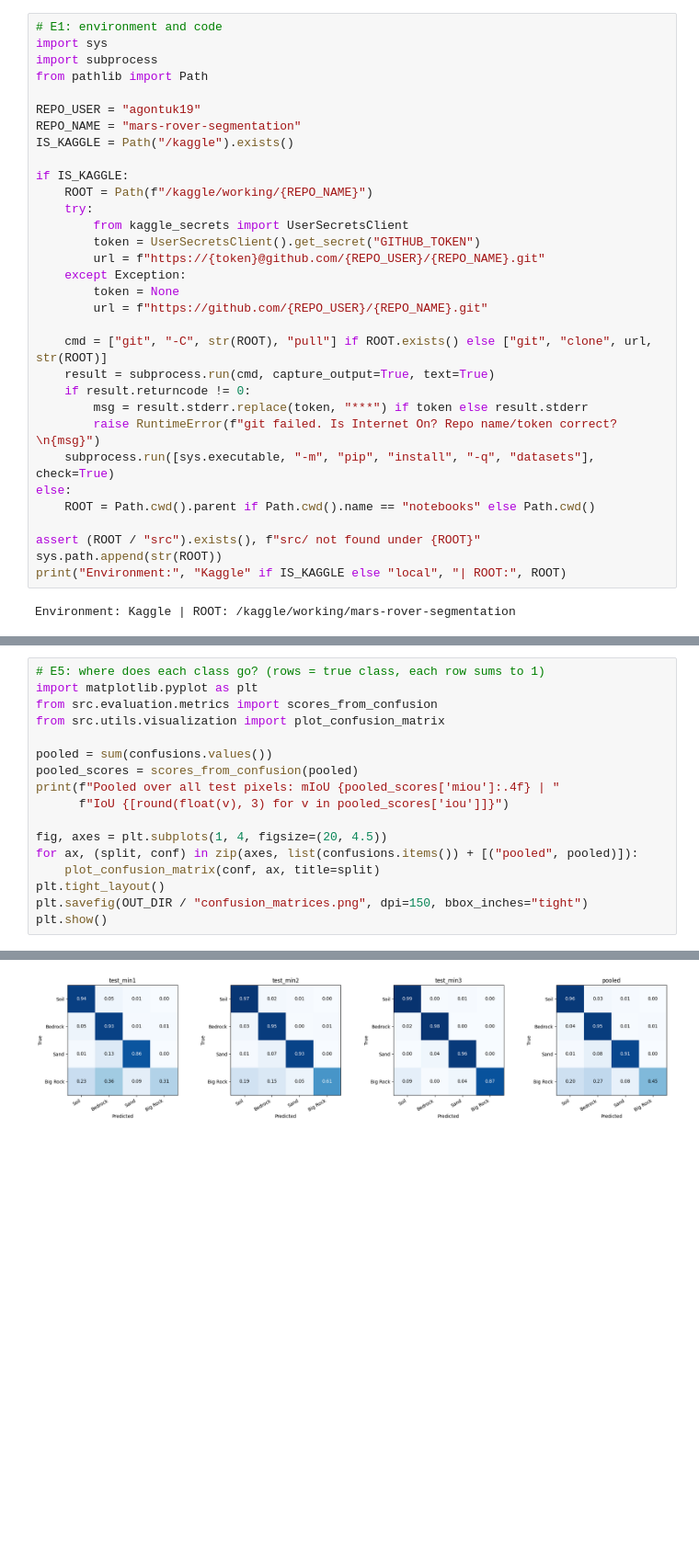
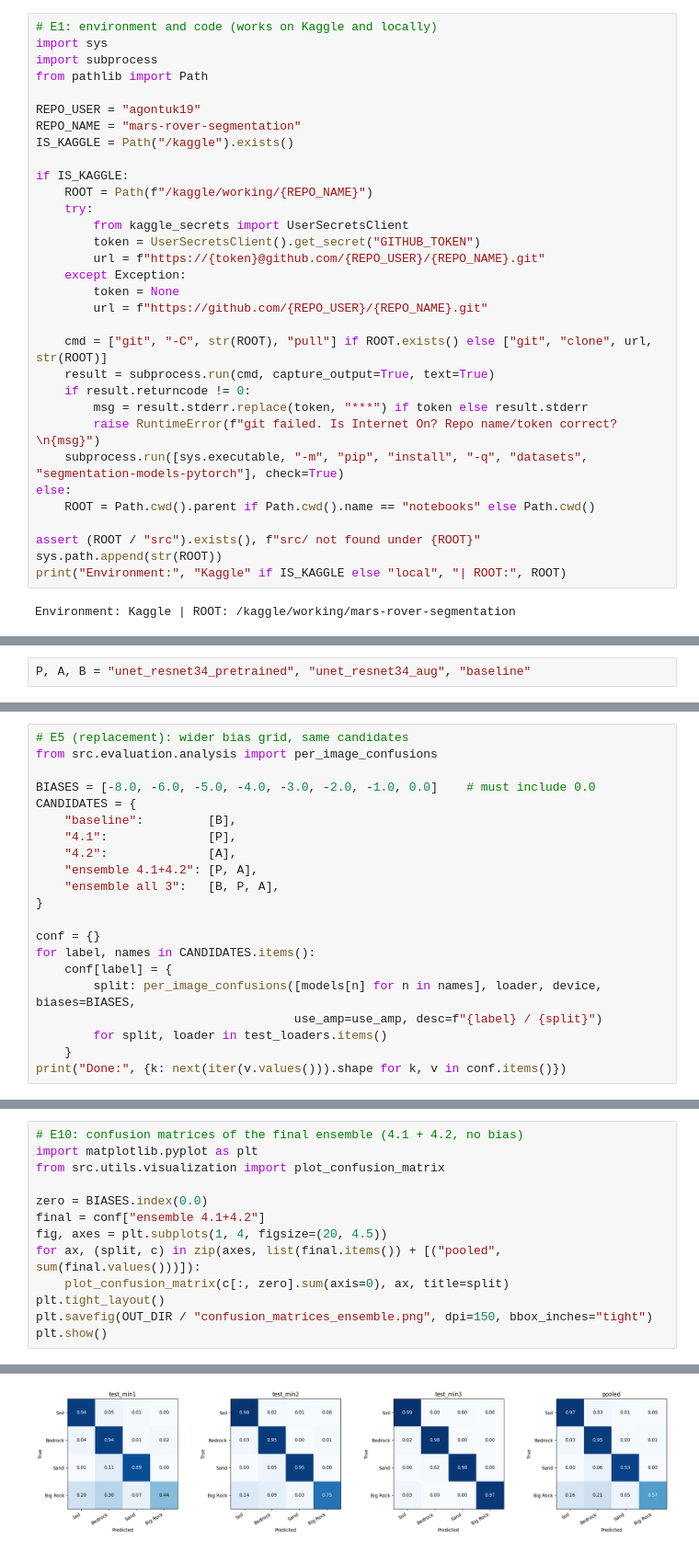
Before and after one commit to Agontuk19/mars-rover-segmentation, a Jupyter notebook: notebooks/05_evaluation.ipynb, the cells around one changed output, grey strips where cells are left out. Shown at 92% size. Drawn from its saved outputs; the diff is of its cells as text; blank space fills up the shorter version.

Commit message:
Add model_experiments

```diff
--- a/notebooks/05_evaluation.ipynb
+++ b/notebooks/05_evaluation.ipynb
@@ -1,5 +1,5 @@
 # %%
-# E1: environment and code
+# E1: environment and code (works on Kaggle and locally)
 import sys
 import subprocess
 from pathlib import Path
@@ -23,7 +23,7 @@ if IS_KAGGLE:
     if result.returncode != 0:
         msg = result.stderr.replace(token, "***") if token else result.stderr
         raise RuntimeError(f"git failed. Is Internet On? Repo name/token correct?\n{msg}")
-    subprocess.run([sys.executable, "-m", "pip", "install", "-q", "datasets"], check=True)
+    subprocess.run([sys.executable, "-m", "pip", "install", "-q", "datasets", "segmentation-models-pytorch"], check=True)
 else:
     ROOT = Path.cwd().parent if Path.cwd().name == "notebooks" else Path.cwd()
 
@@ -129,0 +98,2 @@ test_min3 0.0710 0.8073     0.9766    0.9762       0.9261    0.9399        0.387
+# %%
+P, A, B = "unet_resnet34_pretrained", "unet_resnet34_aug", "baseline"
@@ -129,0 +345,21 @@ test_min3 0.0710 0.8073     0.9766    0.9762       0.9261    0.9399        0.387
+# %%
+# E5 (replacement): wider bias grid, same candidates
+from src.evaluation.analysis import per_image_confusions
+
+BIASES = [-8.0, -6.0, -5.0, -4.0, -3.0, -2.0, -1.0, 0.0]    # must include 0.0
+CANDIDATES = {
+    "baseline":         [B],
+    "4.1":              [P],
+    "4.2":              [A],
+    "ensemble 4.1+4.2": [P, A],
+    "ensemble all 3":   [B, P, A],
+}
+
+conf = {}
+for label, names in CANDIDATES.items():
+    conf[label] = {
+        split: per_image_confusions([models[n] for n in names], loader, device, biases=BIASES,
+                                    use_amp=use_amp, desc=f"{label} / {split}")
+        for split, loader in test_loaders.items()
+    }
+print("Done:", {k: next(iter(v.values())).shape for k, v in conf.items()})
@@ -130,18 +620,14 @@ test_min3 0.0710 0.8073     0.9766    0.9762       0.9261    0.9399        0.387
 # %%
-# E5: where does each class go? (rows = true class, each row sums to 1)
+# E10: confusion matrices of the final ensemble (4.1 + 4.2, no bias)
 import matplotlib.pyplot as plt
-from src.evaluation.metrics import scores_from_confusion
 from src.utils.visualization import plot_confusion_matrix
 
-pooled = sum(confusions.values())
-pooled_scores = scores_from_confusion(pooled)
-print(f"Pooled over all test pixels: mIoU {pooled_scores['miou']:.4f} | "
-      f"IoU {[round(float(v), 3) for v in pooled_scores['iou']]}")
-
+zero = BIASES.index(0.0)
+final = conf["ensemble 4.1+4.2"]
 fig, axes = plt.subplots(1, 4, figsize=(20, 4.5))
-for ax, (split, conf) in zip(axes, list(confusions.items()) + [("pooled", pooled)]):
-    plot_confusion_matrix(conf, ax, title=split)
+for ax, (split, c) in zip(axes, list(final.items()) + [("pooled", sum(final.values()))]):
+    plot_confusion_matrix(c[:, zero].sum(axis=0), ax, title=split)
 plt.tight_layout()
-plt.savefig(OUT_DIR / "confusion_matrices.png", dpi=150, bbox_inches="tight")
+plt.savefig(OUT_DIR / "confusion_matrices_ensemble.png", dpi=150, bbox_inches="tight")
 plt.show()
 # %% [output]
@@ -149 +634 @@ Pooled over all test pixels: mIoU 0.7004 | IoU [0.939, 0.847, 0.883, 0.133]
-[figure, old version]
+[figure, new version]
```
Also changed, not shown: parts of 12 cells of this notebook, 10 other files.
